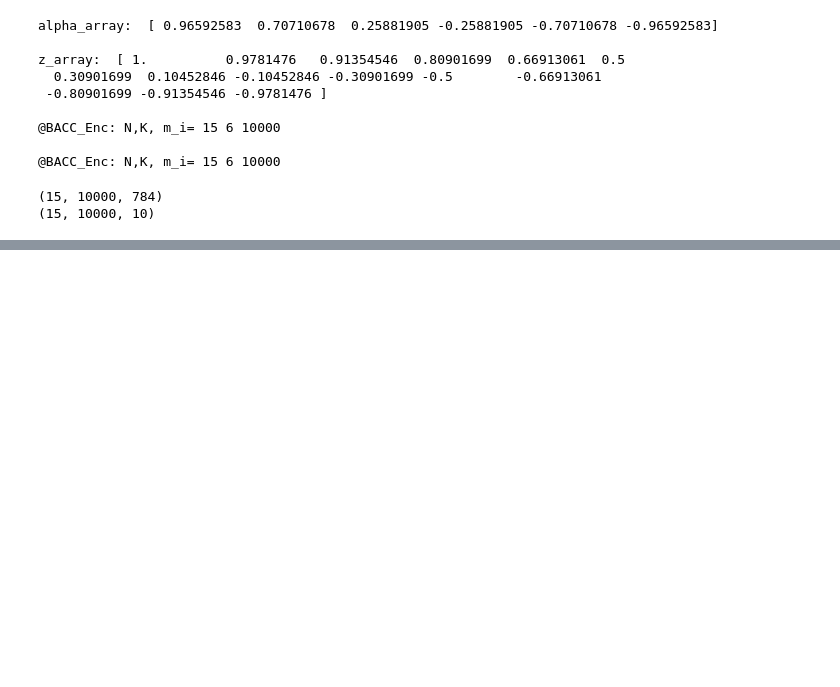
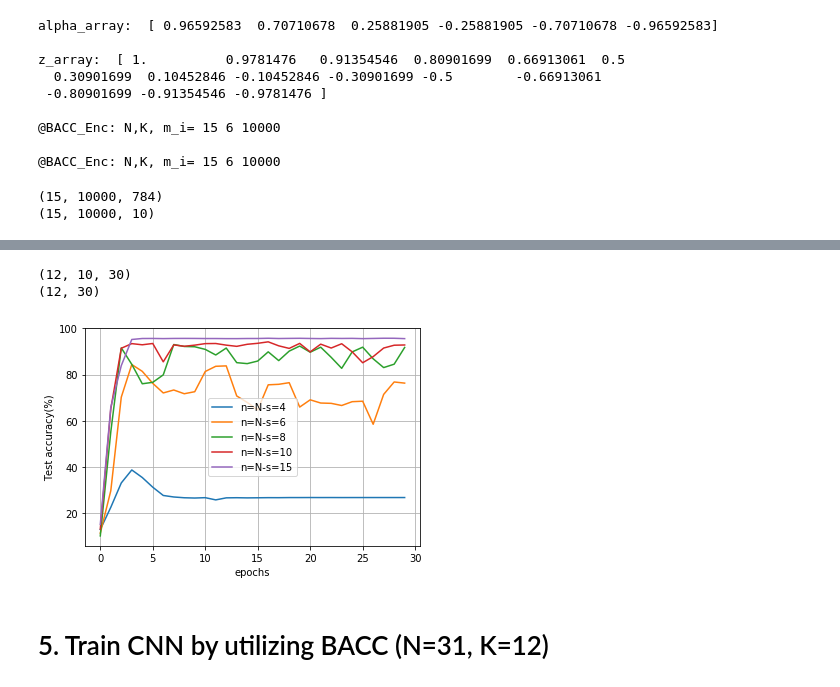
Before and after one commit to jinhyun-so/CodedPrivateNN, a Jupyter notebook: BACC_MNIST.ipynb, the cells around one changed output, grey strips where cells are left out. Cells and saved outputs as stored; diff of their text form; code cells hidden in the pictures; blank space fills up the shorter version.

```diff
--- a/BACC_MNIST.ipynb
+++ b/BACC_MNIST.ipynb
@@ -467,0 +614,29 @@ print(y_tilde.shape)
+# %%
+sel_m=10
+sel_trial=0
+
+plot_acc = np.mean(acc_test_arr, axis=1)
+print(acc_test_arr.shape)
+print(plot_acc.shape)
+
+plt.plot(plot_acc[0,:],label='n=N-s=4')
+plt.plot(plot_acc[2,:],label='n=N-s=6')
+plt.plot(plot_acc[4,:],label='n=N-s=8')
+plt.plot(plot_acc[6,:],label='n=N-s=10')
+plt.plot(plot_acc[11,:],label='n=N-s=15')
+plt.legend()
+plt.grid()
+plt.xlabel('epochs')
+plt.ylabel('Test accuracy(%)')
+plt.show()
+
+import pickle
+
+filehandler = open("./plot/MNIST_LeNet_N15_K6_test_acc","wb")
+pickle.dump(acc_test_arr,filehandler)
+# %% [output]
+(12, 10, 30)
+(12, 30)
+[figure, added]
+# %% [markdown]
+# 5. Train CNN by utilizing BACC (N=31, K=12)
```
Also changed, not shown: parts of 15 cells of this notebook, 7 other files.
